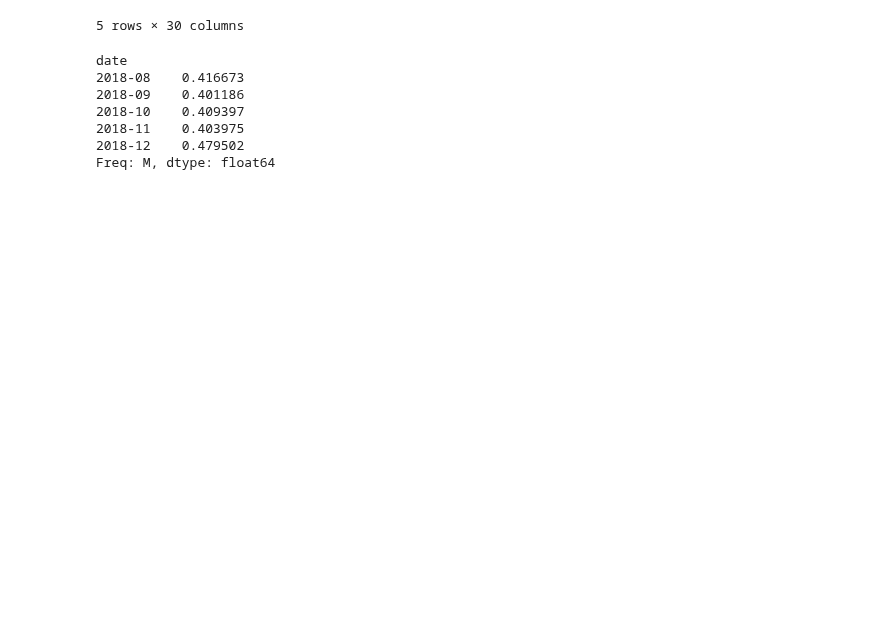
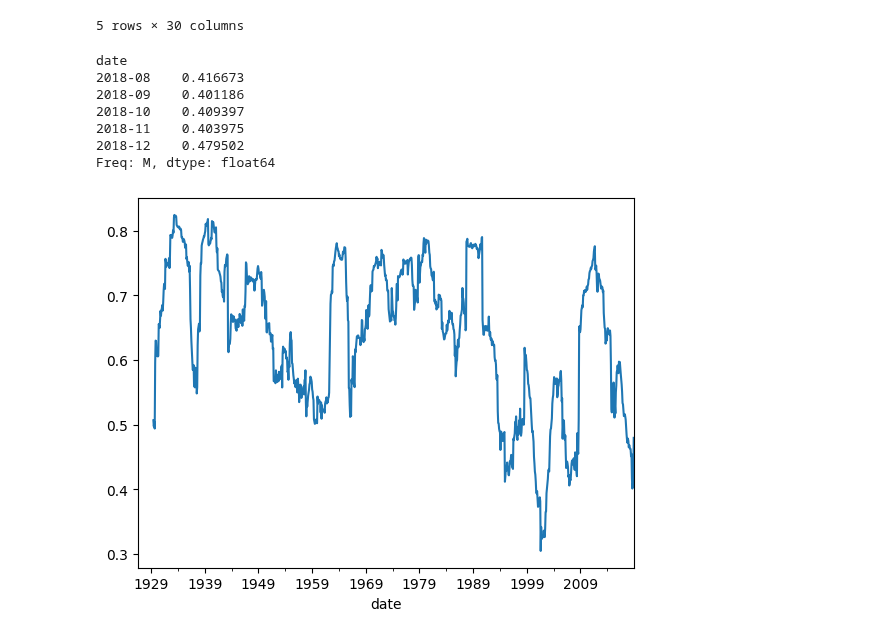
Before and after one commit to Akib-Raihan-4/Trading_With_Python, a Jupyter notebook: w3_s1.ipynb, the cells around one changed output. Saved outputs shown, nothing was run; the diff lists cells and outputs as text; code cells hidden in the pictures; blank space fills up the shorter version.

```diff
--- a/w3_s1.ipynb
+++ b/w3_s1.ipynb
@@ -192,12 +192,14 @@ ts_corr.tail()
 # %%
 # Computing the avg Correlation of the industries over the time
 ind_tr36corr = ts_corr.groupby(level='date').apply(lambda corMat: corMat.values.mean())
+ind_tr36corr.plot()
 ind_tr36corr.tail()
 # %% [output]
 date
 2018-08    0.416673
 2018-09    0.401186
 2018-10    0.409397
 2018-11    0.403975
 2018-12    0.479502
 Freq: M, dtype: float64
+[figure, added]
```
Also changed, not shown: parts of 4 cells of this notebook.
